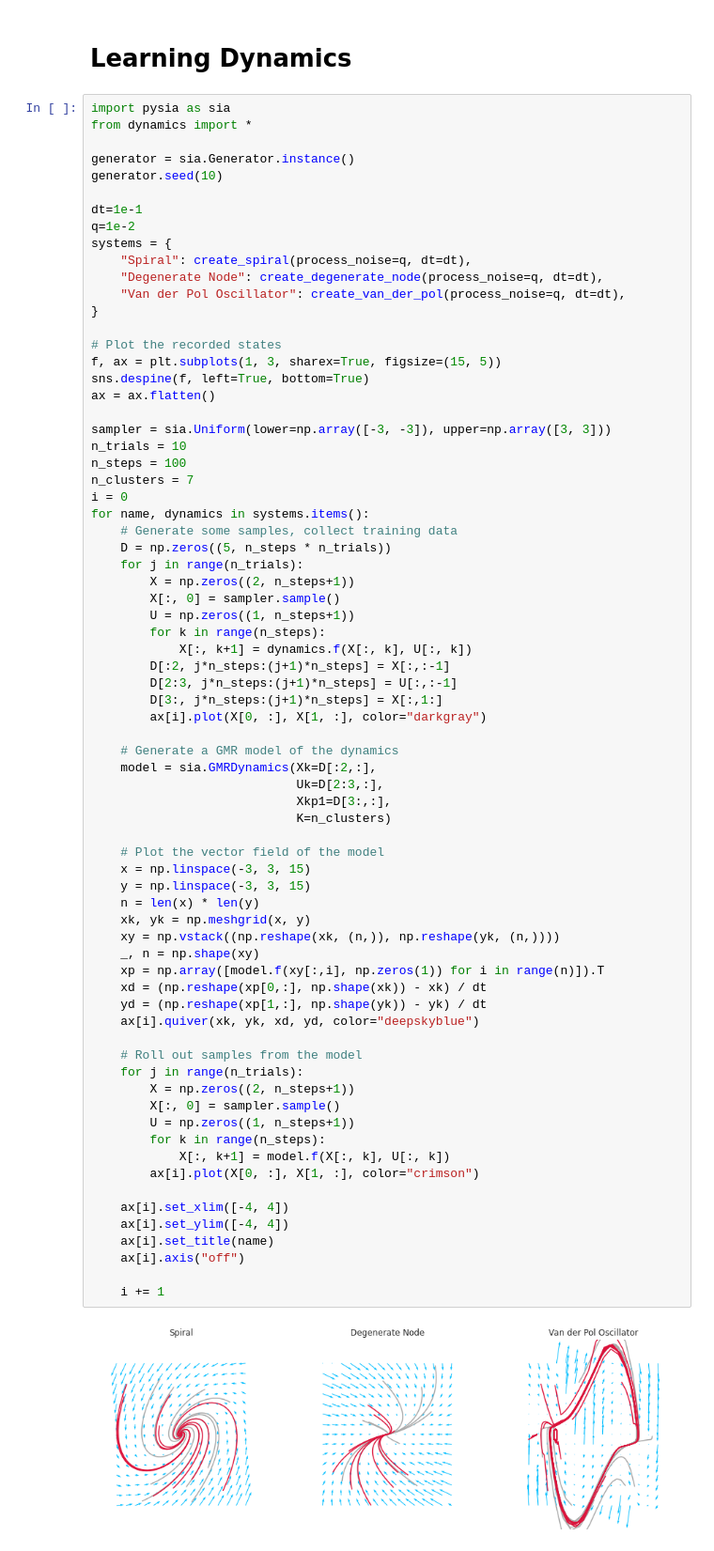
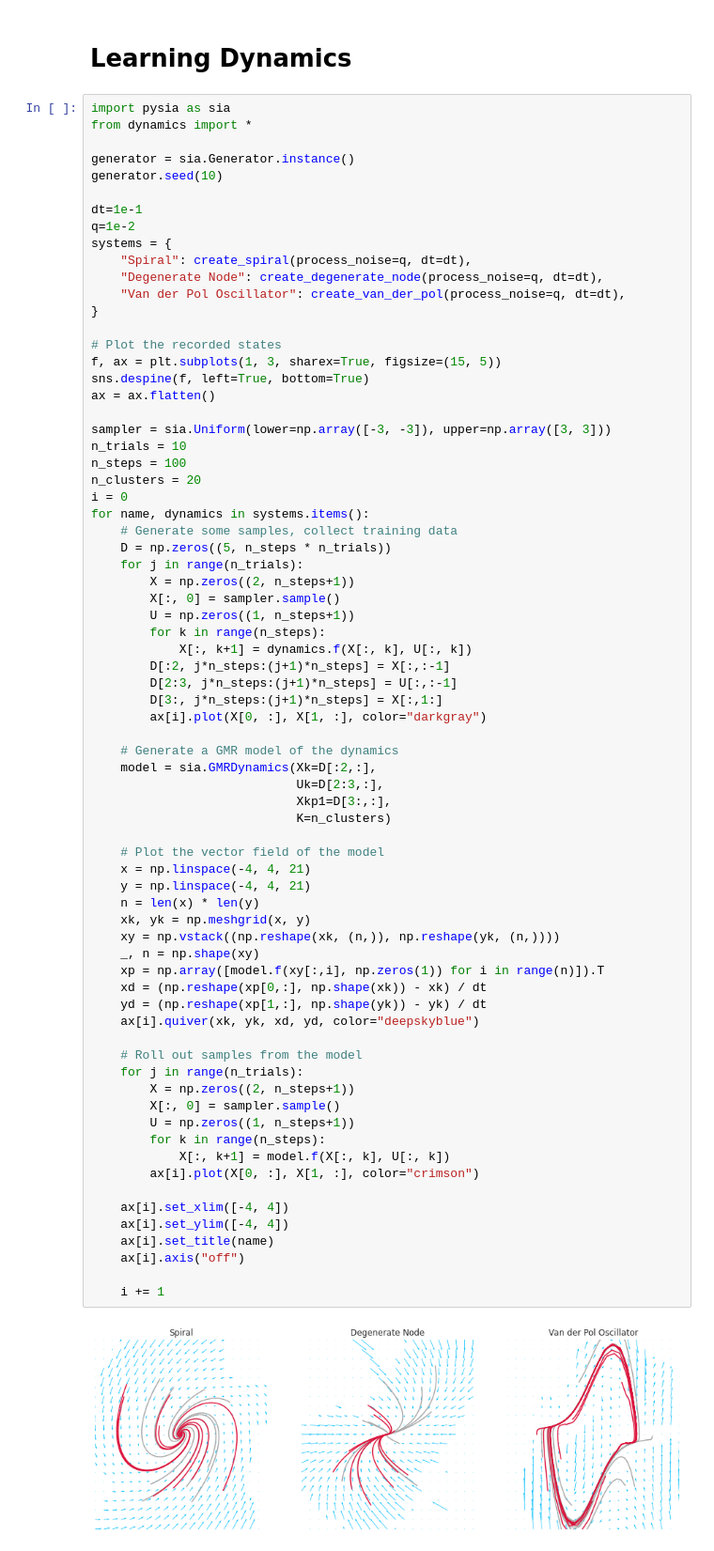
Before and after one commit to parkerowan/libsia, a Jupyter notebook: examples/dynamics/dynamics.ipynb, the cells around one changed output. Shown at 94% size. Saved outputs shown, nothing was run; the diff lists cells and outputs as text.

```diff
--- a/examples/dynamics/dynamics.ipynb
+++ b/examples/dynamics/dynamics.ipynb
@@ -23,7 +23,7 @@ ax = ax.flatten()
 sampler = sia.Uniform(lower=np.array([-3, -3]), upper=np.array([3, 3]))
 n_trials = 10
 n_steps = 100
-n_clusters = 7
+n_clusters = 20
 i = 0
 for name, dynamics in systems.items():
     # Generate some samples, collect training data
@@ -44,36 +44,36 @@ for name, dynamics in systems.items():
                             Uk=D[2:3,:],
                             Xkp1=D[3:,:],
                             K=n_clusters)
 
     # Plot the vector field of the model
-    x = np.linspace(-3, 3, 15)
-    y = np.linspace(-3, 3, 15)
+    x = np.linspace(-4, 4, 21)
+    y = np.linspace(-4, 4, 21)
     n = len(x) * len(y)
     xk, yk = np.meshgrid(x, y)
     xy = np.vstack((np.reshape(xk, (n,)), np.reshape(yk, (n,))))
     _, n = np.shape(xy)
     xp = np.array([model.f(xy[:,i], np.zeros(1)) for i in range(n)]).T
     xd = (np.reshape(xp[0,:], np.shape(xk)) - xk) / dt
     yd = (np.reshape(xp[1,:], np.shape(yk)) - yk) / dt
     ax[i].quiver(xk, yk, xd, yd, color="deepskyblue")
 
     # Roll out samples from the model
     for j in range(n_trials):
         X = np.zeros((2, n_steps+1))
         X[:, 0] = sampler.sample()
         U = np.zeros((1, n_steps+1))
         for k in range(n_steps):
             X[:, k+1] = model.f(X[:, k], U[:, k])
         ax[i].plot(X[0, :], X[1, :], color="crimson")
 
     ax[i].set_xlim([-4, 4])
     ax[i].set_ylim([-4, 4])
     ax[i].set_title(name)
     ax[i].axis("off")
 
     i += 1
 # %% [output]
-[figure, old version]
+[figure, new version]
 # %% [markdown]
 Observations:
 - GMR does poorly with Van der Pol oscillator, highly unstable outside of demonstration domain.  Need extra optimization step to tweak the clusters for regression?
```
Also changed, not shown: parts of 1 cell of this notebook, 2 other files.
